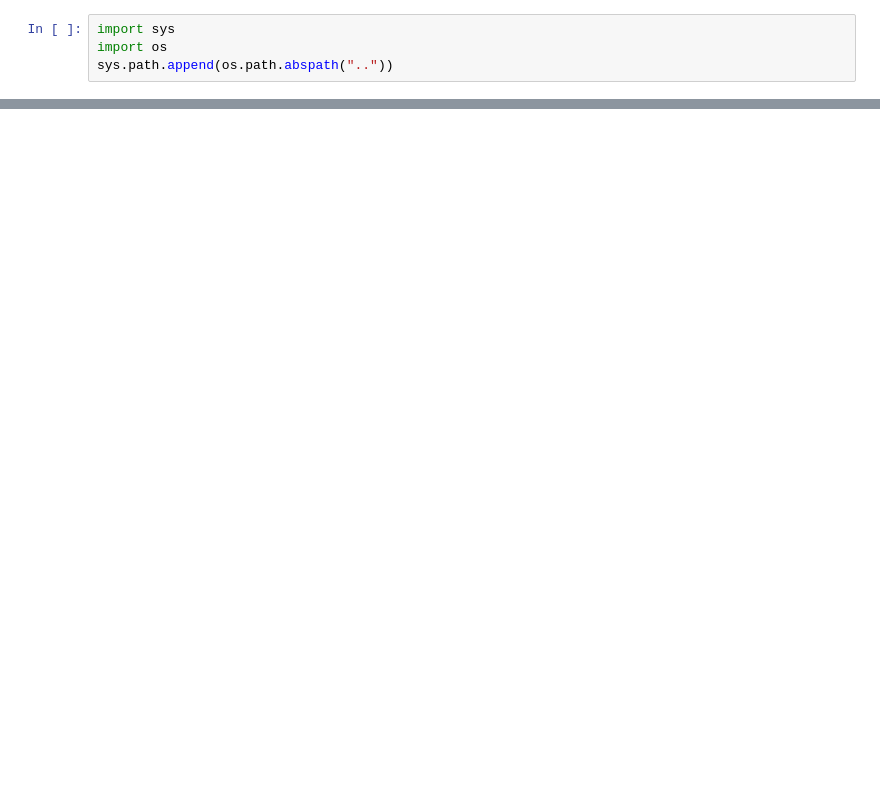
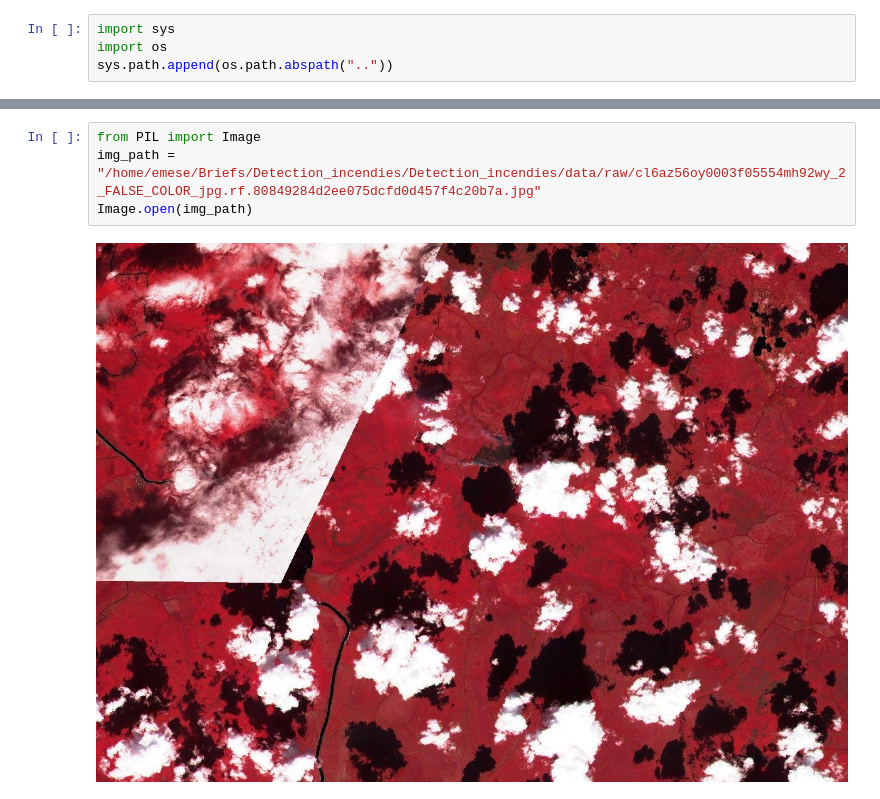
Before and after one commit to emese007/detection_incendies, a Jupyter notebook: notebooks/emese_exploration.ipynb, the cells around one changed output, grey strips where cells are left out. Cells and saved outputs as stored; diff of their text form; blank space fills up the shorter version.

```diff
--- a/notebooks/emese_exploration.ipynb
+++ b/notebooks/emese_exploration.ipynb
@@ -108,0 +306,6 @@ ValueError: too many values to unpack (expected 5)
+# %%
+from PIL import Image
+img_path = "/home/emese/Briefs/Detection_incendies/Detection_incendies/data/raw/cl6az56oy0003f05554mh92wy_2_FALSE_COLOR_jpg.rf.80849284d2ee075dcfd0d457f4c20b7a.jpg"
+Image.open(img_path)
+# %% [output]
+[figure, added]
```
Also changed, not shown: parts of 24 cells of this notebook, 3 other files.
